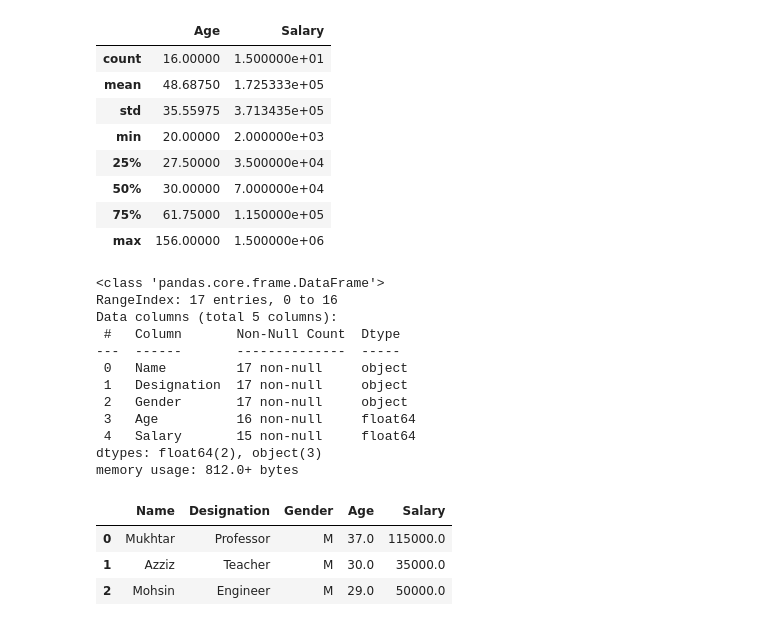
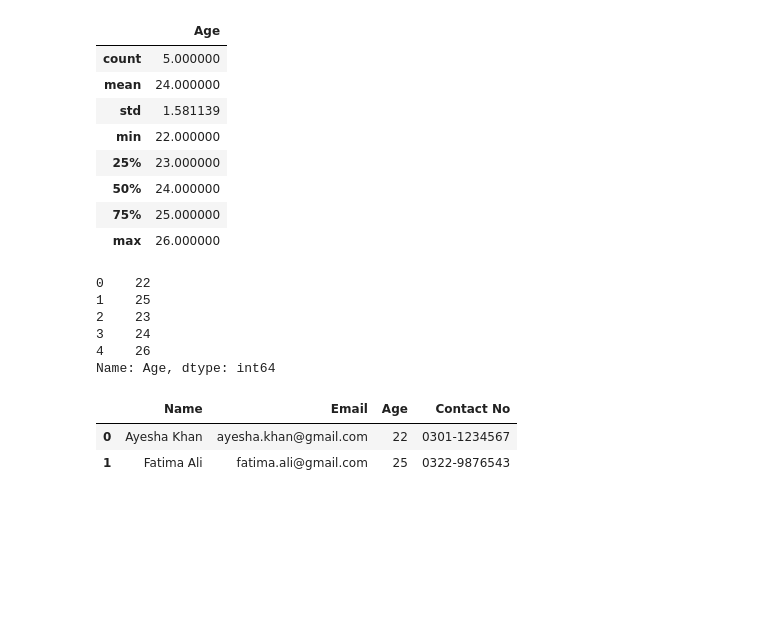
Before and after one commit to TouseefDataScientist/Projects, a Jupyter notebook: PandasPractice.ipynb, the cells around one changed output. Cells and saved outputs as stored; diff of their text form; code cells hidden in the pictures; blank space fills up the shorter version.

```diff
--- a/PandasPractice.ipynb
+++ b/PandasPractice.ipynb
@@ -96,0 +62,12 @@ Frame
+# %%
+data = {
+    "Name": ["Ayesha Khan", "Fatima Ali", "Zainab Ahmed", "Hira Saeed", "Mariam Raza"],
+    "Email": ["ayesha.khan@gmail.com", "fatima.ali@gmail.com", "zainab.ahmed@hotmail.com", "hira.saeed@gmail.com", "mariam.raza@outlook.com"],
+    "Age": [22, 25, 23, 24, 26],
+    "Contact No": ["0301-1234567", "0322-9876543", "0333-4567890", "0345-6789012", "0312-7890123"]
+}
+
+df = pd.DataFrame(data)
+
+# Printing the DataFrame
+print(df)
@@ -134,0 +319,6 @@ Index(['Name', 'Designation', 'Gender', 'Age', 'Salary'], dtype='object')
+# %%
+# Updating the first row's "Age" column to 0
+df.at[df.index[0], "Age"] = 0
+
+print("\nAfter update:")
+print(df)
@@ -134,0 +333,3 @@ Index(['Name', 'Designation', 'Gender', 'Age', 'Salary'], dtype='object')
+# %%
+#Setting values by position:
+df.iat[0, 1] = 0
@@ -134,0 +354,6 @@ Index(['Name', 'Designation', 'Gender', 'Age', 'Salary'], dtype='object')
+# %%
+# Updating all values in the 'Age' column to 5
+df.loc[:, "Age"] = np.array([5] * len(df))
+
+print("\nAfter update:")
+print(df)
@@ -135,35 +495,28 @@ Index(['Name', 'Designation', 'Gender', 'Age', 'Salary'], dtype='object')
 # %%
 df.describe()
 # %% [output]
-|  | Age | Salary |
-| count | 16.00000 | 1.500000e+01 |
-| mean | 48.68750 | 1.725333e+05 |
-| std | 35.55975 | 3.713435e+05 |
-| min | 20.00000 | 2.000000e+03 |
-| 25% | 27.50000 | 3.500000e+04 |
-| 50% | 30.00000 | 7.000000e+04 |
-| 75% | 61.75000 | 1.150000e+05 |
-| max | 156.00000 | 1.500000e+06 |
+|  | Age |
+| count | 5.000000 |
+| mean | 24.000000 |
+| std | 1.581139 |
+| min | 22.000000 |
+| 25% | 23.000000 |
+| 50% | 24.000000 |
+| 75% | 25.000000 |
+| max | 26.000000 |
 # %%
-df.info()
+df["Age"]
 # %% [output]
-<class 'pandas.core.frame.DataFrame'>
-RangeIndex: 17 entries, 0 to 16
-Data columns (total 5 columns):
- #   Column       Non-Null Count  Dtype
----  ------       --------------  -----
- 0   Name         17 non-null     object
- 1   Designation  17 non-null     object
- 2   Gender       17 non-null     object
- 3   Age          16 non-null     float64
- 4   Salary       15 non-null     float64
-dtypes: float64(2), object(3)
-memory usage: 812.0+ bytes
+0    22
+1    25
+2    23
+3    24
+4    26
+Name: Age, dtype: int64
 # %%
-df[0:3]#Slicing
+df[0:2]
 # %% [output]
-|  | Name | Designation | Gender | Age | Salary |
-| 0 | Mukhtar | Professor | M | 37.0 | 115000.0 |
-| 1 | Azziz | Teacher | M | 30.0 | 35000.0 |
-| 2 | Mohsin | Engineer | M | 29.0 | 50000.0 |
+|  | Name | Email | Age | Contact No |
+| 0 | Ayesha Khan | ayesha.khan@gmail.com | 22 | 0301-1234567 |
+| 1 | Fatima Ali | fatima.ali@gmail.com | 25 | 0322-9876543 |
 # %%
```
Also changed, not shown: parts of 85 cells of this notebook.
